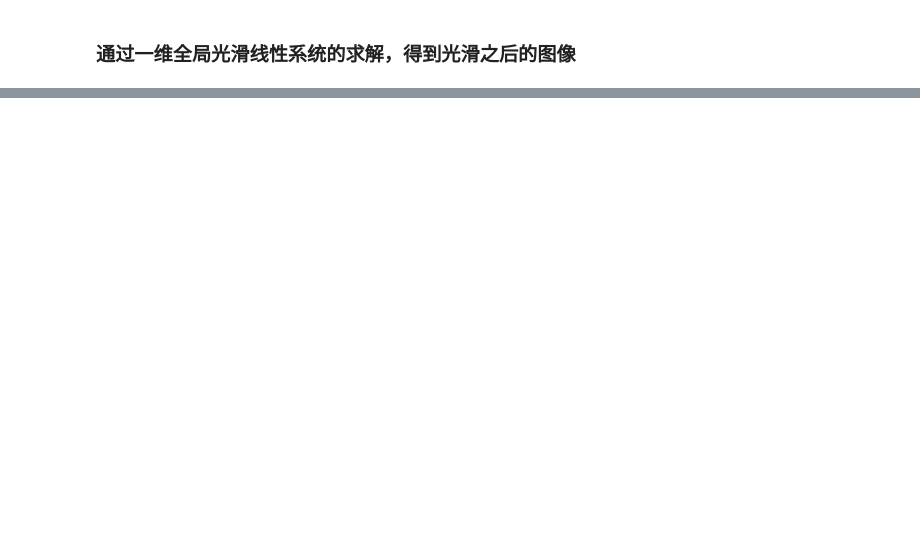
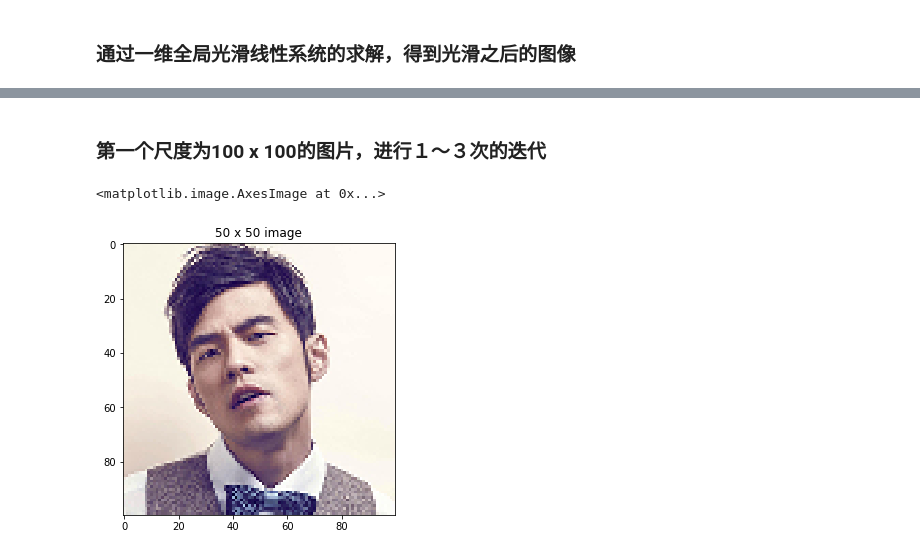
Before and after one commit to L1aoXingyu/Digital-Image-Processing, a Jupyter notebook: assignment3/fast global smooth.ipynb, the cells around one changed output, grey strips where cells are left out. Drawn from its saved outputs; the diff is of its cells as text; code cells hidden in the pictures; blank space fills up the shorter version.

```diff
--- a/assignment3/fast global smooth.ipynb
+++ b/assignment3/fast global smooth.ipynb
@@ -160,0 +139,10 @@ plt.plot(np.arange(u[100, :, 0].shape[0]), u[:, 0, 0].asnumpy())
+# %% [markdown]
+### 第一个尺度为100 x 100的图片，进行１～３次的迭代
+# %%
+img_100 = origin_img.resize((100, 100))
+plt.figure(figsize=(5, 5))
+plt.title('50 x 50 image')
+plt.imshow(img_100)
+# %% [output]
+<matplotlib.image.AxesImage at 0x...>
+[figure, added]
```
Also changed, not shown: parts of 31 cells of this notebook, 1 other file.
